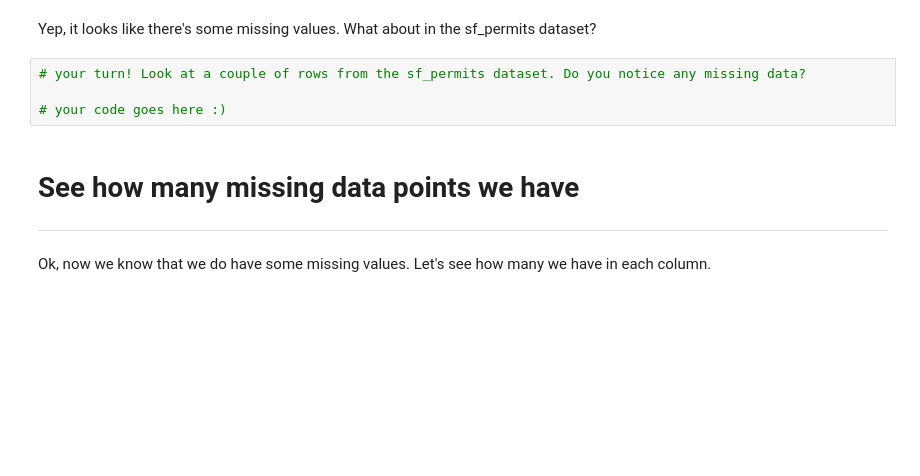
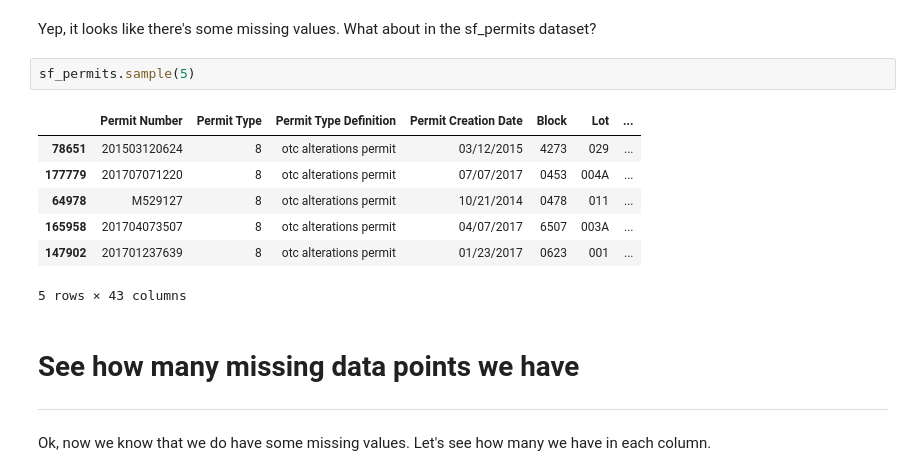
Before and after one commit to rehroman/DS_ESA7, a Jupyter notebook: day-1-data-cleaning-challenge-handling-missing.ipynb, the cells around one changed output. Drawn from its saved outputs; the diff is of its cells as text; blank space fills up the shorter version.

Commit message:
Kaggle Notebook | Day 1:Data Cleaning Challenge: Handling missing... | Version 2

```diff
--- a/day-1-data-cleaning-challenge-handling-missing.ipynb
+++ b/day-1-data-cleaning-challenge-handling-missing.ipynb
@@ -46,9 +54,15 @@ nfl_data.sample(5)
 # %% [markdown]
 Yep, it looks like there's some missing values. What about in the sf_permits dataset?
-# %%
-# your turn! Look at a couple of rows from the sf_permits dataset. Do you notice any missing data?
-
-# your code goes here :)
+# %%
+sf_permits.sample(5)
+# %% [output]
+|  | Permit Number | Permit Type | Permit Type Definition | Permit Creation Date | Block | Lot | ... |
+| 78651 | 201503120624 | 8 | otc alterations permit | 03/12/2015 | 4273 | 029 | ... |
+| 177779 | 201707071220 | 8 | otc alterations permit | 07/07/2017 | 0453 | 004A | ... |
+| 64978 | M529127 | 8 | otc alterations permit | 10/21/2014 | 0478 | 011 | ... |
+| 165958 | 201704073507 | 8 | otc alterations permit | 04/07/2017 | 6507 | 003A | ... |
+| 147902 | 201701237639 | 8 | otc alterations permit | 01/23/2017 | 0623 | 001 | ... |
+5 rows × 43 columns
 # %% [markdown]
 # See how many missing data points we have
 ___
```
Also changed, not shown: parts of 14 cells of this notebook.
